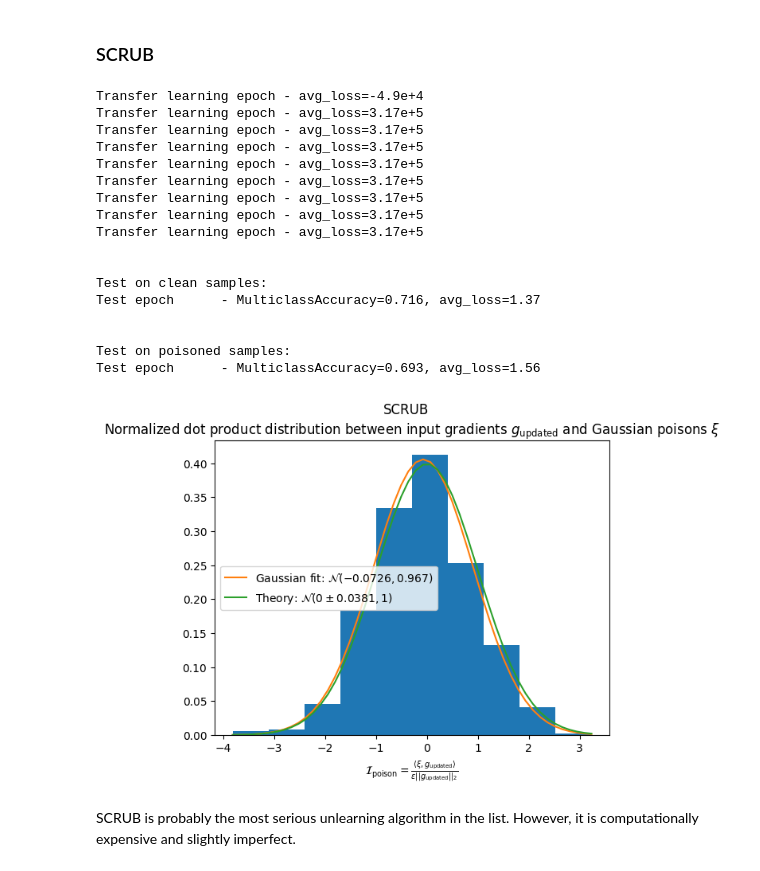
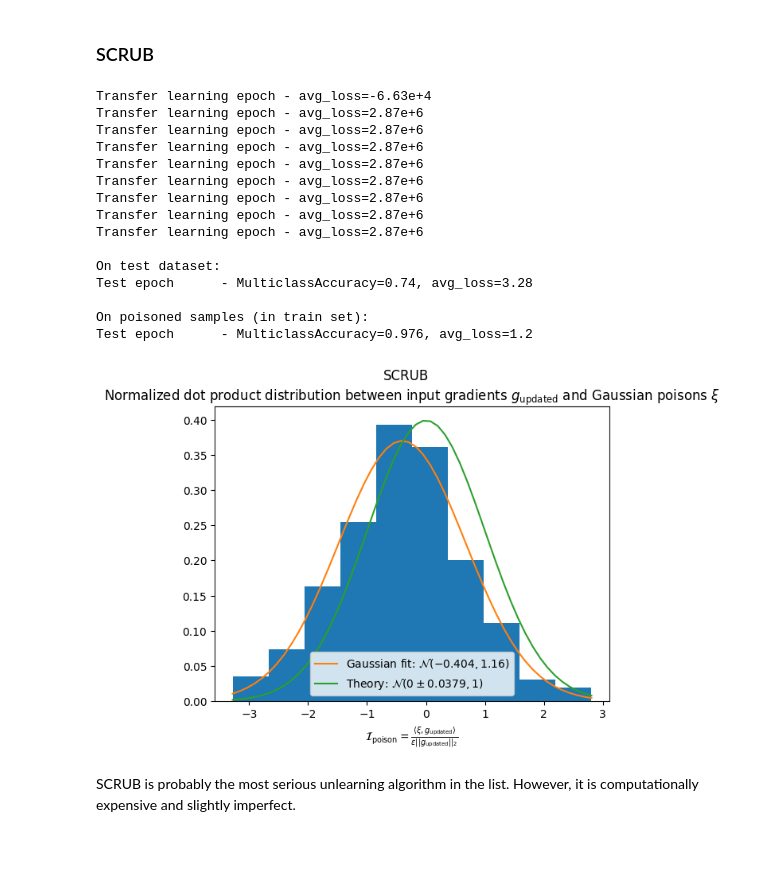
Before and after one commit to AI-Safety-X2023/playground, a Jupyter notebook: implementations/projects/poisoning/gaussian_poisoning_cifar10.ipynb, the cells around one changed output. Saved outputs shown, nothing was run; the diff lists cells and outputs as text; code cells hidden in the pictures.

```diff
--- a/implementations/projects/poisoning/gaussian_poisoning_cifar10.ipynb
+++ b/implementations/projects/poisoning/gaussian_poisoning_cifar10.ipynb
@@ -252,7 +263,9 @@ lr_sched_params = dict(max_lr=max_lr, epochs=epochs, steps_per_epoch=steps_per_e
 
 loss_func = CrossEntropyLoss()
 
-metric = MulticlassAccuracy(num_classes=10)
+top_k = {10: 1, 100: 5}[num_classes]
+
+metric = MulticlassAccuracy(num_classes=num_classes, top_k=top_k)
 # %%
 def make_optimizer(model: nn.Module, opt_name='adamw', lr=lr, weight_decay=weight_decay, **kwargs) -> Optimizer:
     cls = {'sgd': SGD, 'adam': Adam, 'adamw': AdamW}[opt_name]
@@ -263,9 +279,3 @@ def make_lr_scheduler(optimizer: Optimizer, sched_name, **kwargs) -> LRScheduler
     return cls(optimizer, **kwargs)
 # %% [markdown]
 ### Clean model
-# %%
-_clean_model = ShuffleNetV2(size=0.5).to(BEST_DEVICE)
-opt = make_optimizer(_clean_model)
-lr_sched = make_lr_scheduler(opt, 'onecycle', **lr_sched_params)
-train_val_loop(_clean_model, clean_loader, val_loader, loss_func, opt, epochs=epochs, metric=metric)
-test_epoch(_clean_model, test_loader, loss_func, keep_pbars=True, metric=metric);
@@ -286,6 +281,0 @@ Test epoch      - MulticlassAccuracy=0.749, avg_loss=0.807
-# %%
-_clean_model = MobileNetV2(size='small').to(BEST_DEVICE)
-opt = make_optimizer(_clean_model)
-lr_sched = make_lr_scheduler(opt, 'onecycle', **lr_sched_params)
-train_val_loop(_clean_model, clean_loader, val_loader, loss_func, opt, epochs=epochs, metric=metric)
-test_epoch(_clean_model, test_loader, loss_func, keep_pbars=True, metric=metric);
@@ -306,6 +281,0 @@ Test epoch      - MulticlassAccuracy=0.818, avg_loss=0.72
-# %%
-_clean_model = EfficientNet(b=0).to(BEST_DEVICE)
-opt = make_optimizer(_clean_model)
-lr_sched = make_lr_scheduler(opt, 'onecycle', **lr_sched_params)
-train_val_loop(_clean_model, clean_loader, val_loader, loss_func, opt, epochs=4, metric=metric)
-test_epoch(_clean_model, test_loader, loss_func, keep_pbars=True, metric=metric);
@@ -657,36 +620,34 @@ EUk works, but still is not perfect unlearning overall.
 # %%
 unlearn_epochs = epochs
 teacher = deepcopy(corrupted_model)
 student = deepcopy(teacher)
-opt_scrub = make_optimizer(unlearner, lr=1e-6)
+opt_scrub = make_optimizer(unlearner, lr=1e-5)
 # FIXME: lr is the same between unlearning and learning
 scrub(
     teacher, student,
     clean_loader, poisoned_loader,
     loss_func, opt_scrub,
     max_steps=1, steps=unlearn_epochs,
     alpha=0.999, gamma=0.99,
 )
 display_post_unlearning_results(unlearner, algo_name='SCRUB')
 # %% [output]
-Transfer learning epoch - avg_loss=-4.9e+4
-Transfer learning epoch - avg_loss=3.17e+5
-Transfer learning epoch - avg_loss=3.17e+5
-Transfer learning epoch - avg_loss=3.17e+5
-Transfer learning epoch - avg_loss=3.17e+5
-Transfer learning epoch - avg_loss=3.17e+5
-Transfer learning epoch - avg_loss=3.17e+5
-Transfer learning epoch - avg_loss=3.17e+5
-Transfer learning epoch - avg_loss=3.17e+5
+Transfer learning epoch - avg_loss=-6.63e+4
+Transfer learning epoch - avg_loss=2.87e+6
+Transfer learning epoch - avg_loss=2.87e+6
+Transfer learning epoch - avg_loss=2.87e+6
+Transfer learning epoch - avg_loss=2.87e+6
+Transfer learning epoch - avg_loss=2.87e+6
+Transfer learning epoch - avg_loss=2.87e+6
+Transfer learning epoch - avg_loss=2.87e+6
+Transfer learning epoch - avg_loss=2.87e+6
 
+On test dataset:
+Test epoch      - MulticlassAccuracy=0.74, avg_loss=3.28
 
-Test on clean samples:
-Test epoch      - MulticlassAccuracy=0.716, avg_loss=1.37
-
-
-Test on poisoned samples:
-Test epoch      - MulticlassAccuracy=0.693, avg_loss=1.56
+On poisoned samples (in train set):
+Test epoch      - MulticlassAccuracy=0.976, avg_loss=1.2
-[figure, old version]
+[figure, new version]
 # %% [markdown]
 SCRUB is probably the most serious unlearning algorithm in the list. However, it is computationally expensive and slightly imperfect.
 # %% [markdown]
```
Also changed, not shown: parts of 32 cells of this notebook, 2 other files.
